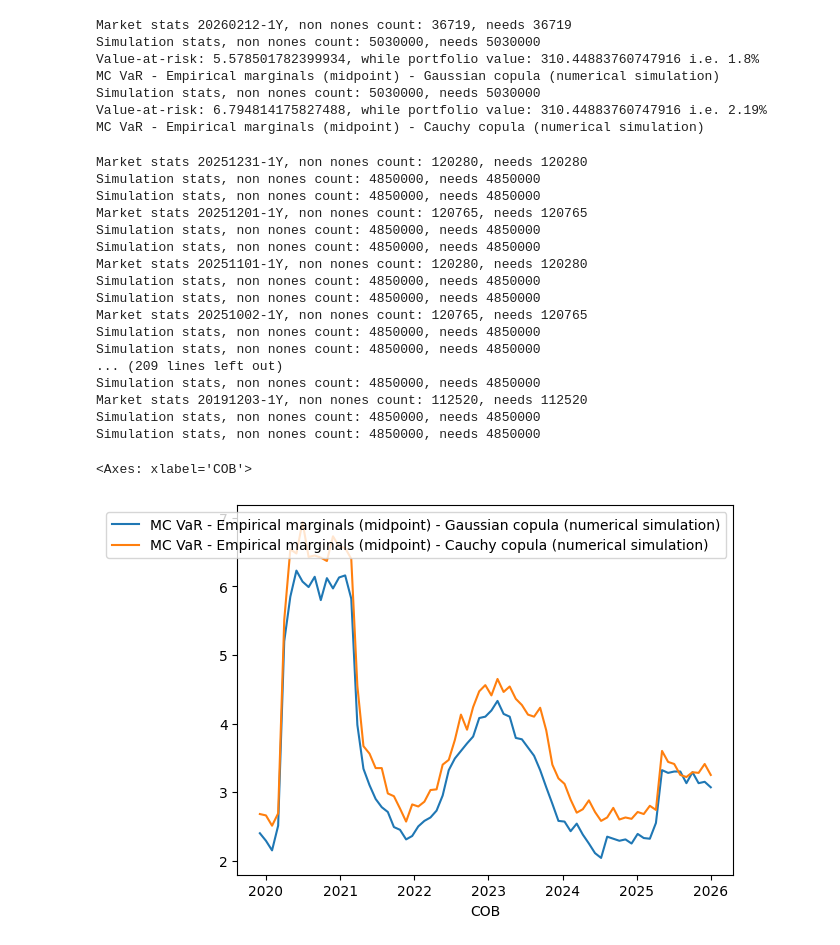
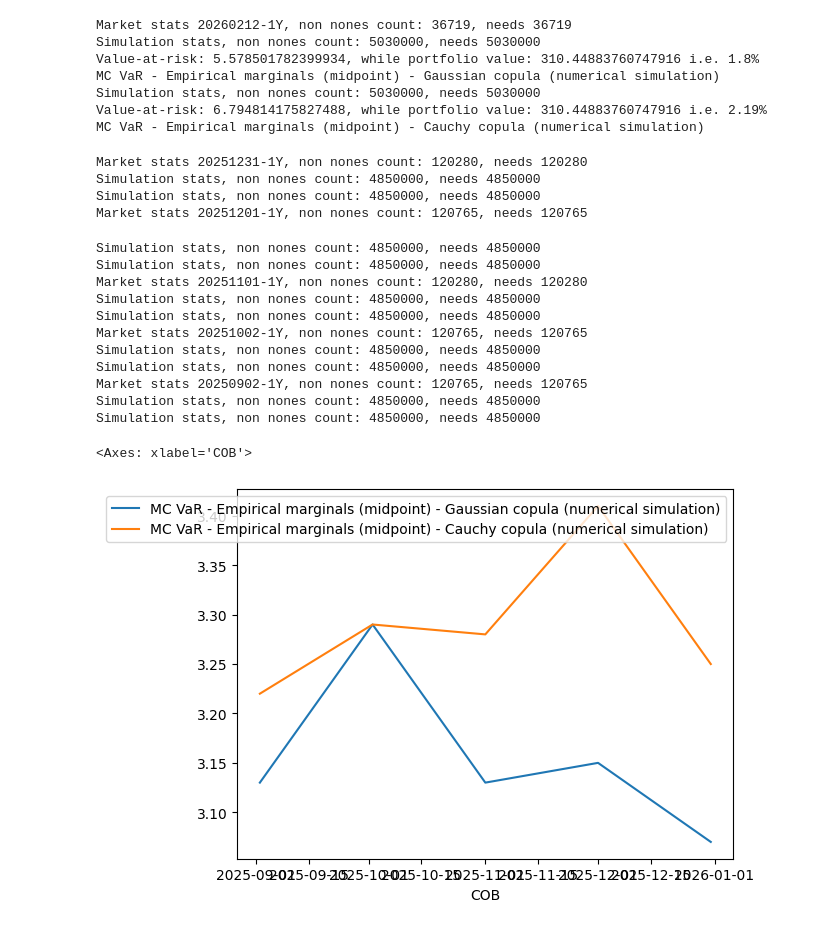
Before and after one commit to SergioArkhypov/MLCopula, a Jupyter notebook: code/study.ipynb, the cells around one changed output. Saved outputs shown, nothing was run; the diff lists cells and outputs as text; code cells hidden in the pictures.

Commit message:
simulation change to use list of models

```diff
--- a/code/study.ipynb
+++ b/code/study.ipynb
@@ -83,62 +83,63 @@ MC VaR - Empirical marginals (midpoint) - Cauchy copula (numerical simulation)
 import market as mkt
 import jointsim as js
 import var as v
 import pandas as pd
 import numpy as np
 import os
 from datetime import datetime, timedelta
 
 relpath = os.path.dirname(os.path.abspath(''))
 ptf_df = pd.read_csv(f'{relpath}\\data\\portfolios\\sp500.csv')
 ptf_names, ptf_wghts = list(ptf_df['Symbol']), list(ptf_df['Weight'])
 
-#name, cob_date_str, ticker_list, period, interval):
 cob_date_str='20251231'
-market = mkt.Market(name='sp500', cob_date_str=cob_date_str, ticker_list=ptf_names, period_years=7, interval='1d', cache_path='H:\\Temp')
+market = mkt.Market(name='sp500', cob_date_str=cob_date_str, ticker_list=ptf_names, period_years=7, interval='1d', cache_path='C:\\Temp')
 market.load_history()
 
-for i in range(75):
+meth_list = [('GaussCopulaNum', 'MCVar'), ('CauchyCopulaNum', 'MCVar')]
+
+res = pd.DataFrame(data=None, columns=range(len(meth_list)+1))
+for i in range(5):
     new_cob_date = datetime.strptime(cob_date_str, '%Y%m%d').date() - timedelta(days=30*i)
     returns = market.get_logreturns(cob_date_str=new_cob_date.strftime('%Y%m%d'), sub_period_years=1)
+    date_res = [new_cob_date]
+    col_res = ['COB']
 
-    copula0 = js.GaussCopulaNum(returns, [1.0]*len(ptf_names), seed=0)
-    port_var0 = v.MCVar(returns, market.spot, copula0, np.array(ptf_wghts), method='midpoint')
-    port_var0.calculate_pnls(10000)
+    for meth in meth_list:
+        copula = getattr(js, meth[0])
+        joint_sim = copula(returns, [1.0]*len(ptf_names), seed=0)
 
-    copula1 = js.CauchyCopulaNum(returns, [1.0]*len(ptf_names), seed=0)
-    port_var1 = v.MCVar(returns, market.spot, copula1, np.array(ptf_wghts), method='midpoint')
-    port_var1.calculate_pnls(10000)
+        var_meth = getattr(v, meth[1])
+        port_sim = var_meth(returns, market.spot, joint_sim, np.array(ptf_wghts), method='midpoint')
+        port_sim.calculate_pnls(10000)
+        port_var = round(port_sim.get_quantile(0.99)/port_sim.get_port_value()*100,2)
+        date_res.append(port_var)
+        col_res.append(port_sim.name)
 
-    if i==0:
-        res = pd.DataFrame(data=[[new_cob_date, round(port_var0.get_quantile(0.99)/port_var0.get_port_value()*100,2), round(port_var1.get_quantile(0.99)/port_var1.get_port_value()*100,2)]],
-                     columns=['COB', port_var0.name, port_var1.name])
-    else:
-        res_temp = pd.DataFrame(data=[[new_cob_date, round(port_var0.get_quantile(0.99)/port_var0.get_port_value()*100,2), round(port_var1.get_quantile(0.99)/port_var1.get_port_value()*100,2)]],
-                     columns=['COB', port_var0.name, port_var1.name])
-        res = pd.concat([res, res_temp], ignore_index=True)
+    res.columns = col_res
+    res_temp = pd.DataFrame(data=[date_res], columns=col_res)
+    res = pd.concat([res, res_temp], ignore_index=True)
 
 res.set_index('COB', inplace=True)
 res = res.sort_index()
-res.to_csv('H:\\Temp\\var.csv')
+res.to_csv('C:\\Temp\\var.csv')
 res.plot()
 #todo 2) result stats i.e. multi quantile etc. 3) logging /storing with decorator
 # %% [output]
 Market stats 20251231-1Y, non nones count: 120280, needs 120280
 Simulation stats, non nones count: 4850000, needs 4850000
 Simulation stats, non nones count: 4850000, needs 4850000
 Market stats 20251201-1Y, non nones count: 120765, needs 120765
-Simulation stats, non nones count: 4850000, needs 4850000
-Simulation stats, non nones count: 4850000, needs 4850000
-Market stats 20251101-1Y, non nones count: 120280, needs 120280
-Simulation stats, non nones count: 4850000, needs 4850000
-Simulation stats, non nones count: 4850000, needs 4850000
-Market stats 20251002-1Y, non nones count: 120765, needs 120765
-Simulation stats, non nones count: 4850000, needs 4850000
-Simulation stats, non nones count: 4850000, needs 4850000
-... (209 lines left out)
-Simulation stats, non nones count: 4850000, needs 4850000
-Market stats 20191203-1Y, non nones count: 112520, needs 112520
-Simulation stats, non nones count: 4850000, needs 4850000
-Simulation stats, non nones count: 4850000, needs 4850000
-<Axes: xlabel='COB'>
+Simulation stats, non nones count: 4850000, needs 4850000
+Simulation stats, non nones count: 4850000, needs 4850000
+Market stats 20251101-1Y, non nones count: 120280, needs 120280
+Simulation stats, non nones count: 4850000, needs 4850000
+Simulation stats, non nones count: 4850000, needs 4850000
+Market stats 20251002-1Y, non nones count: 120765, needs 120765
+Simulation stats, non nones count: 4850000, needs 4850000
+Simulation stats, non nones count: 4850000, needs 4850000
+Market stats 20250902-1Y, non nones count: 120765, needs 120765
+Simulation stats, non nones count: 4850000, needs 4850000
+Simulation stats, non nones count: 4850000, needs 4850000
+<Axes: xlabel='COB'>
-[figure, old version]
+[figure, new version]
```
Also changed, not shown: 1 other file.
